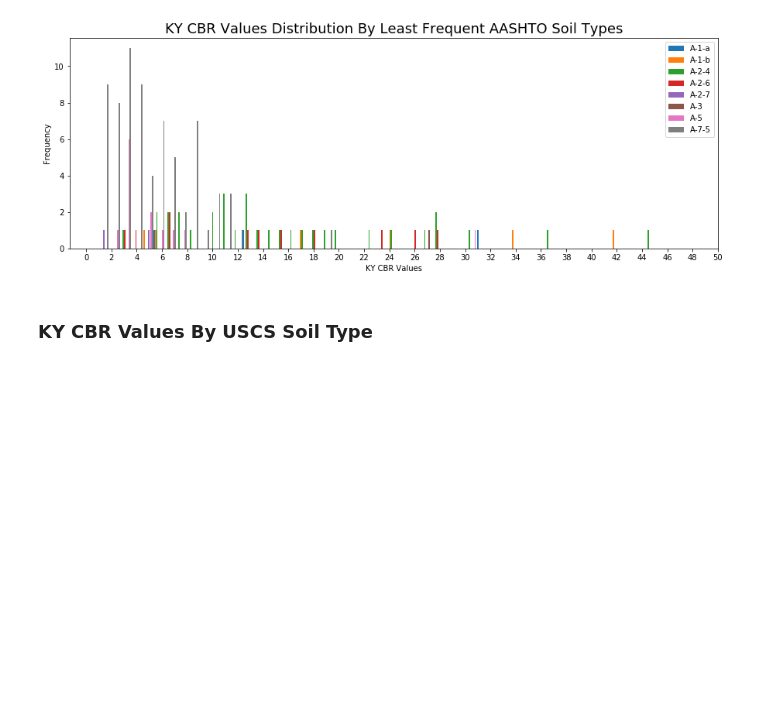
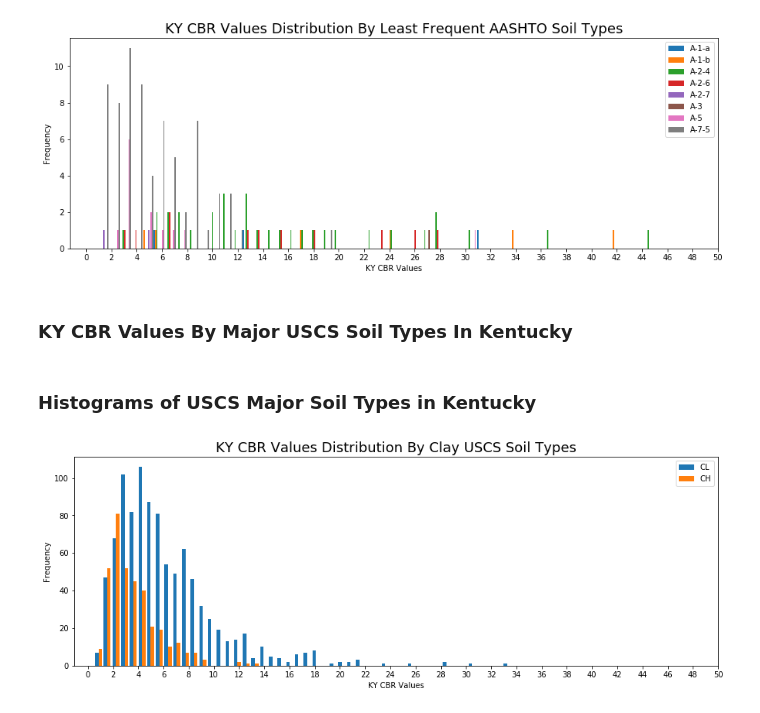
Before and after one commit to claytoncook12/KYTC-CBRAnalysis, a Jupyter notebook: KYTC CBR Data Analysis.ipynb, the cells around one changed output. Cells and saved outputs as stored; diff of their text form; code cells hidden in the pictures; blank space fills up the shorter version.

```diff
--- a/KYTC CBR Data Analysis.ipynb
+++ b/KYTC CBR Data Analysis.ipynb
@@ -194,4 +195,53 @@ plt.show()
 # %% [output]
 [figure]
 # %% [markdown]
-### KY CBR Values By USCS Soil Type
+### KY CBR Values By Major USCS Soil Types In Kentucky
+# %%
+# Select CBR Vales Based on AASHTO Soil Type
+NoNAN = df['CBR'] > 0
+CH = df['USCS_Symbol'] == "CH"
+CL = df['USCS_Symbol'] == "CL"
+CLML = df['USCS_Symbol'] == "CL-ML"
+MH = df['USCS_Symbol'] == "MH"
+ML = df['USCS_Symbol'] == "ML"
+SC = df['USCS_Symbol'] == "SC"
+SCSM = df['USCS_Symbol'] == "SC-SM"
+SM = df['USCS_Symbol'] == "SM"
+
+# Filter CBR Values
+CHHolder = df[CH & NoNAN]
+CLHolder = df[CL & NoNAN]
+CLMLHolder = df[CLML & NoNAN]
+MHHolder = df[MH & NoNAN]
+MLHolder = df[ML & NoNAN]
+SCHolder = df[SC & NoNAN]
+SCSMHolder = df[SCSM & NoNAN]
+SMHolder = df[SM & NoNAN]
+
+# Create Arrarys of Selected AASHTO Soil Data
+ArraryCH = CHHolder["CBR"].values
+ArraryCL = CLHolder["CBR"].values
+ArraryCLML = CLMLHolder["CBR"].values
+ArraryMH = MHHolder["CBR"].values
+ArraryML = MLHolder["CBR"].values
+ArrarySC = SCHolder["CBR"].values
+ArrarySCSM = SCSMHolder["CBR"].values
+ArrarySM = SMHolder["CBR"].values
+# %% [markdown]
+### Histograms of USCS Major Soil Types in Kentucky
+# %%
+# Figure Parameters
+label_list = ['CL','CH']
+
+# Create Stack Histgram
+plt.figure(figsize=(15,5))
+plt.hist([ArraryCL,ArraryCH], \
+         stacked=False, alpha=1, bins=48, label=label_list, normed=False)
+plt.title("KY CBR Values Distribution By Clay USCS Soil Types",fontsize=18)
+plt.xticks(np.arange(0.0,51.0,2.0))
+plt.xlabel("KY CBR Values")
+plt.ylabel("Frequency")
+plt.legend()
+plt.show()
+# %% [output]
+[figure, added]
```
Also changed, not shown: parts of 4 cells of this notebook.
